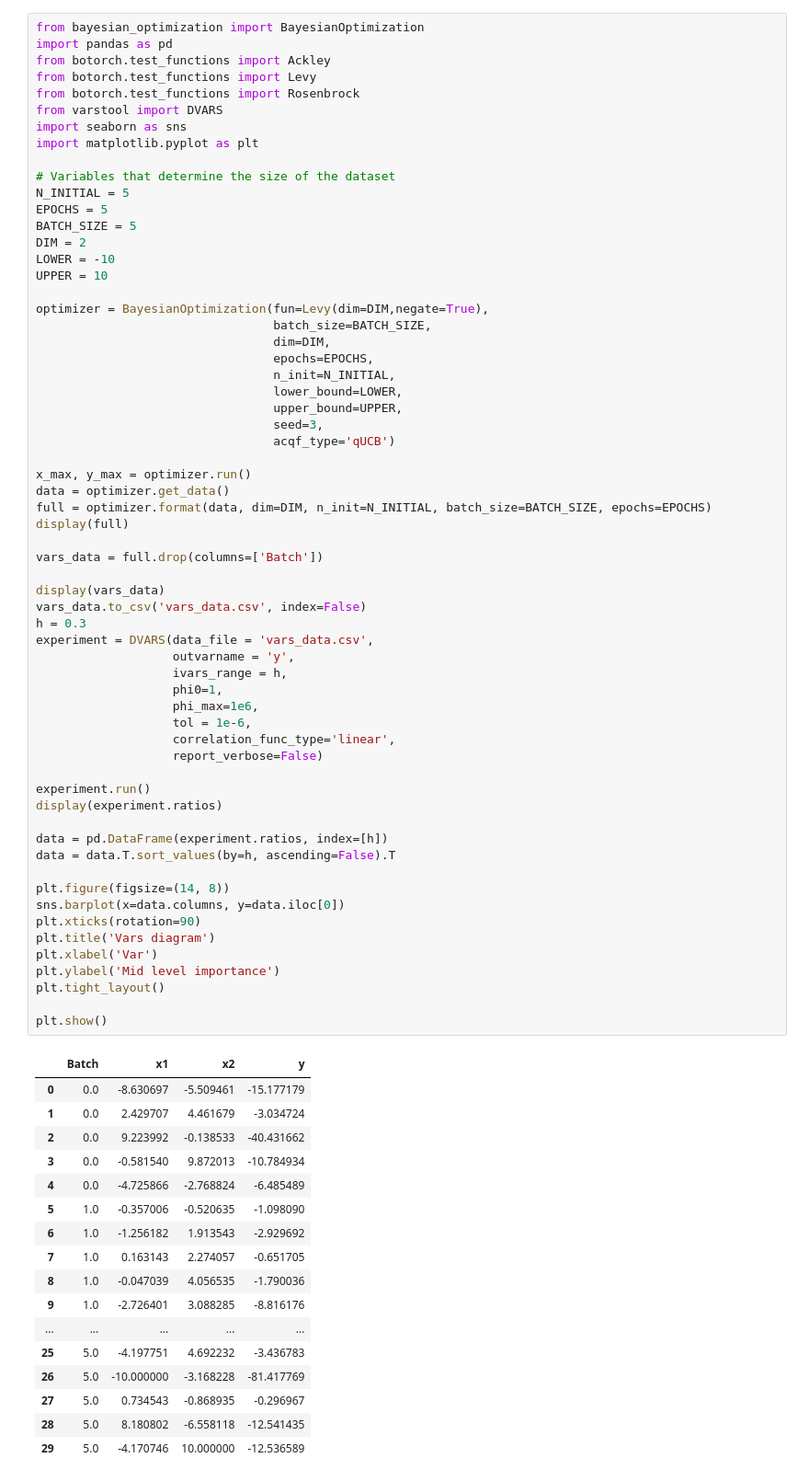
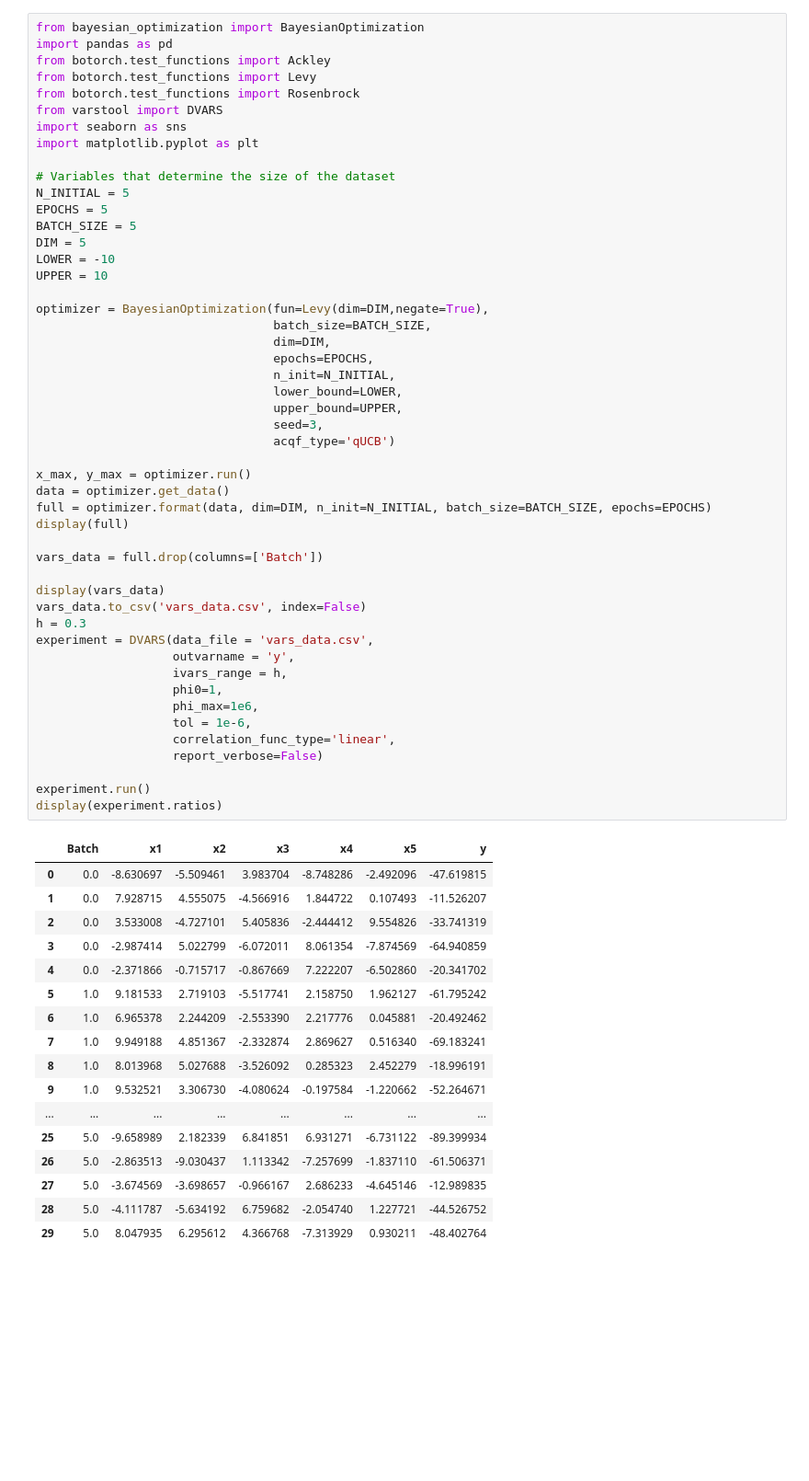
Before and after one commit to Schubydo/msc_code, a Jupyter notebook: SO_Numerical_Experiments/vars.ipynb, the cells around one changed output. Shown: that part at 92% size. Drawn from its saved outputs; the diff is of its cells as text; blank space fills up the shorter version.

```diff
--- a/SO_Numerical_Experiments/vars.ipynb
+++ b/SO_Numerical_Experiments/vars.ipynb
@@ -12,7 +12,7 @@ import matplotlib.pyplot as plt
 N_INITIAL = 5
 EPOCHS = 5
 BATCH_SIZE = 5
-DIM = 2
+DIM = 5
 LOWER = -10
 UPPER = 10
 
@@ -21,60 +21,47 @@ optimizer = BayesianOptimization(fun=Levy(dim=DIM,negate=True),
                                  dim=DIM,
                                  epochs=EPOCHS,
                                  n_init=N_INITIAL,
                                  lower_bound=LOWER,
                                  upper_bound=UPPER,
                                  seed=3,
                                  acqf_type='qUCB')
 
 x_max, y_max = optimizer.run()
 data = optimizer.get_data()
 full = optimizer.format(data, dim=DIM, n_init=N_INITIAL, batch_size=BATCH_SIZE, epochs=EPOCHS)
 display(full)
 
 vars_data = full.drop(columns=['Batch'])
 
 display(vars_data)
 vars_data.to_csv('vars_data.csv', index=False)
 h = 0.3
 experiment = DVARS(data_file = 'vars_data.csv',
                    outvarname = 'y',
                    ivars_range = h,
                    phi0=1,
                    phi_max=1e6,
                    tol = 1e-6,
                    correlation_func_type='linear',
                    report_verbose=False)
 
 experiment.run()
 display(experiment.ratios)
-
-data = pd.DataFrame(experiment.ratios, index=[h])
-data = data.T.sort_values(by=h, ascending=False).T
-
-plt.figure(figsize=(14, 8))
-sns.barplot(x=data.columns, y=data.iloc[0])
-plt.xticks(rotation=90)
-plt.title('Vars diagram')
-plt.xlabel('Var')
-plt.ylabel('Mid level importance')
-plt.tight_layout()
-
-plt.show()
 # %% [output]
-|  | Batch | x1 | x2 | y |
-| 0 | 0.0 | -8.630697 | -5.509461 | -15.177179 |
-| 1 | 0.0 | 2.429707 | 4.461679 | -3.034724 |
-| 2 | 0.0 | 9.223992 | -0.138533 | -40.431662 |
-| 3 | 0.0 | -0.581540 | 9.872013 | -10.784934 |
-| 4 | 0.0 | -4.725866 | -2.768824 | -6.485489 |
-| 5 | 1.0 | -0.357006 | -0.520635 | -1.098090 |
-| 6 | 1.0 | -1.256182 | 1.913543 | -2.929692 |
-| 7 | 1.0 | 0.163143 | 2.274057 | -0.651705 |
-| 8 | 1.0 | -0.047039 | 4.056535 | -1.790036 |
-| 9 | 1.0 | -2.726401 | 3.088285 | -8.816176 |
-| ... | ... | ... | ... | ... |
-| 25 | 5.0 | -4.197751 | 4.692232 | -3.436783 |
-| 26 | 5.0 | -10.000000 | -3.168228 | -81.417769 |
-| 27 | 5.0 | 0.734543 | -0.868935 | -0.296967 |
-| 28 | 5.0 | 8.180802 | -6.558118 | -12.541435 |
-| 29 | 5.0 | -4.170746 | 10.000000 | -12.536589 |
+|  | Batch | x1 | x2 | x3 | x4 | x5 | y |
+| 0 | 0.0 | -8.630697 | -5.509461 | 3.983704 | -8.748286 | -2.492096 | -47.619815 |
+| 1 | 0.0 | 7.928715 | 4.555075 | -4.566916 | 1.844722 | 0.107493 | -11.526207 |
+| 2 | 0.0 | 3.533008 | -4.727101 | 5.405836 | -2.444412 | 9.554826 | -33.741319 |
+| 3 | 0.0 | -2.987414 | 5.022799 | -6.072011 | 8.061354 | -7.874569 | -64.940859 |
+| 4 | 0.0 | -2.371866 | -0.715717 | -0.867669 | 7.222207 | -6.502860 | -20.341702 |
+| 5 | 1.0 | 9.181533 | 2.719103 | -5.517741 | 2.158750 | 1.962127 | -61.795242 |
+| 6 | 1.0 | 6.965378 | 2.244209 | -2.553390 | 2.217776 | 0.045881 | -20.492462 |
+| 7 | 1.0 | 9.949188 | 4.851367 | -2.332874 | 2.869627 | 0.516340 | -69.183241 |
+| 8 | 1.0 | 8.013968 | 5.027688 | -3.526092 | 0.285323 | 2.452279 | -18.996191 |
+| 9 | 1.0 | 9.532521 | 3.306730 | -4.080624 | -0.197584 | -1.220662 | -52.264671 |
+| ... | ... | ... | ... | ... | ... | ... | ... |
+| 25 | 5.0 | -9.658989 | 2.182339 | 6.841851 | 6.931271 | -6.731122 | -89.399934 |
+| 26 | 5.0 | -2.863513 | -9.030437 | 1.113342 | -7.257699 | -1.837110 | -61.506371 |
+| 27 | 5.0 | -3.674569 | -3.698657 | -0.966167 | 2.686233 | -4.645146 | -12.989835 |
+| 28 | 5.0 | -4.111787 | -5.634192 | 6.759682 | -2.054740 | 1.227721 | -44.526752 |
+| 29 | 5.0 | 8.047935 | 6.295612 | 4.366768 | -7.313929 | 0.930211 | -48.402764 |
```
Also changed, not shown: parts of 8 cells of this notebook, 3 other files.
